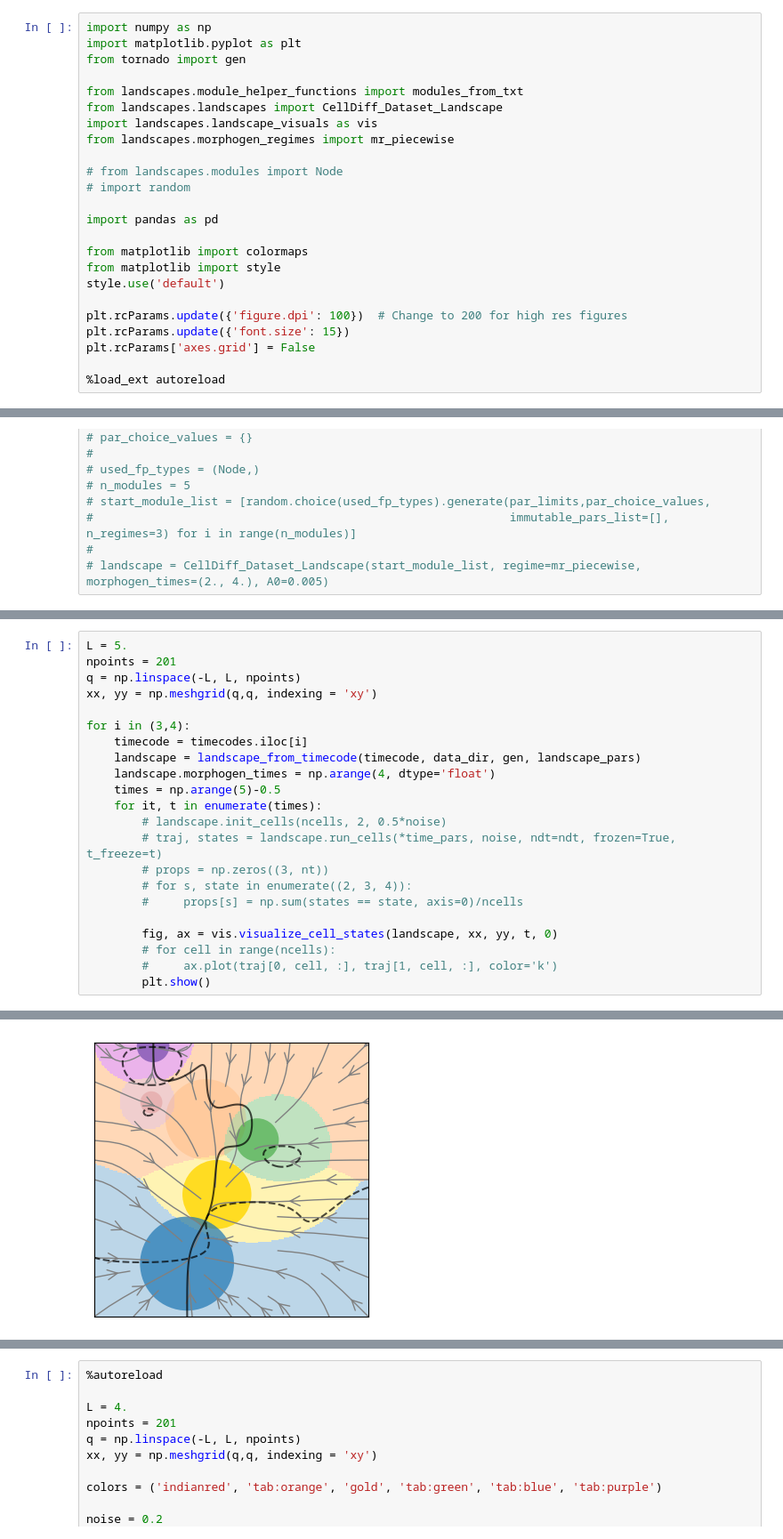
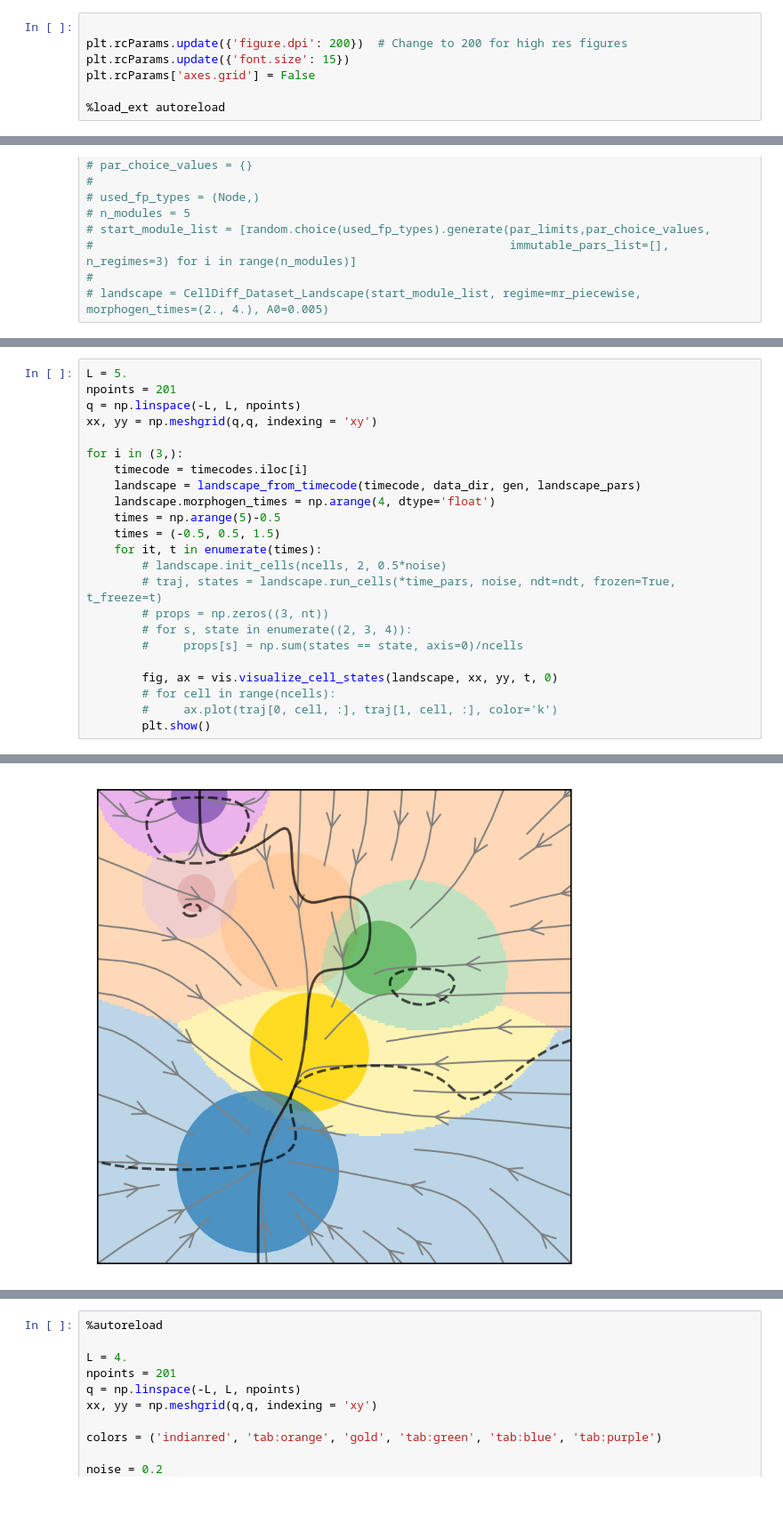
Before and after one commit to victoria-mochulska/evoscape, a Jupyter notebook: notebooks/basins_analysis.ipynb, the cells around one changed output, grey strips where cells are left out. Shown at 89% size. Cells and saved outputs as stored; diff of their text form; blank space fills up the shorter version.

```diff
--- a/notebooks/basins_analysis.ipynb
+++ b/notebooks/basins_analysis.ipynb
@@ -1,23 +15,6 @@
 # %%
-import numpy as np
-import matplotlib.pyplot as plt
-from tornado import gen
 
-from landscapes.module_helper_functions import modules_from_txt
-from landscapes.landscapes import CellDiff_Dataset_Landscape
-import landscapes.landscape_visuals as vis
-from landscapes.morphogen_regimes import mr_piecewise
-
-# from landscapes.modules import Node
-# import random
-
-import pandas as pd
-
-from matplotlib import colormaps
-from matplotlib import style
-style.use('default')
-
-plt.rcParams.update({'figure.dpi': 100})  # Change to 200 for high res figures
+plt.rcParams.update({'figure.dpi': 200})  # Change to 200 for high res figures
 plt.rcParams.update({'font.size': 15})
 plt.rcParams['axes.grid'] = False
 
@@ -124,11 +116,12 @@ npoints = 201
 q = np.linspace(-L, L, npoints)
 xx, yy = np.meshgrid(q,q, indexing = 'xy')
 
-for i in (3,4):
+for i in (3,):
     timecode = timecodes.iloc[i]
     landscape = landscape_from_timecode(timecode, data_dir, gen, landscape_pars)
     landscape.morphogen_times = np.arange(4, dtype='float')
     times = np.arange(5)-0.5
+    times = (-0.5, 0.5, 1.5)
     for it, t in enumerate(times):
         # landscape.init_cells(ncells, 2, 0.5*noise)
         # traj, states = landscape.run_cells(*time_pars, noise, ndt=ndt, frozen=True, t_freeze=t)
@@ -145 +138 @@ for i in (3,4):
-[figure, old version]
+[figure, new version]
```
Also changed, not shown: parts of 8 cells of this notebook, 33 other files.
